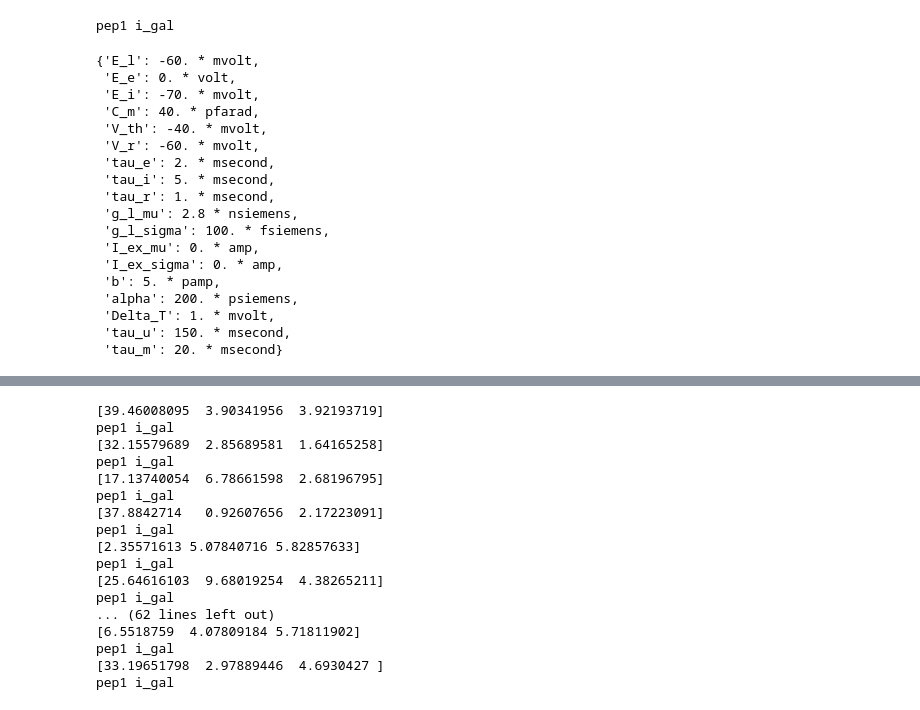
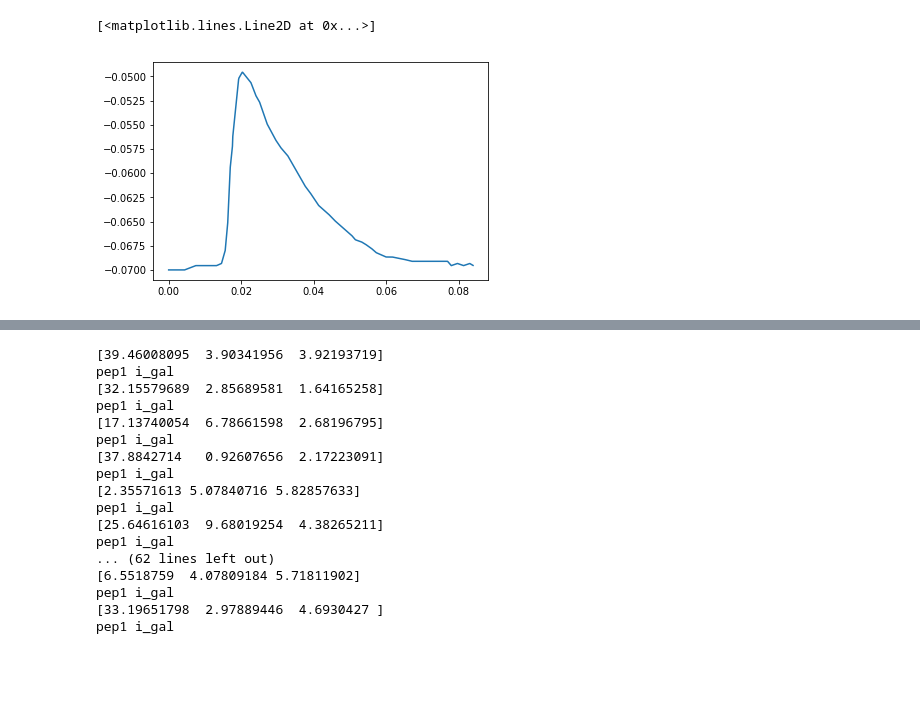
Before and after one commit to ANaka/dh_model, a Jupyter notebook: dh_model_epsp_fitting2.ipynb, the cells around one changed output, grey strips where cells are left out. Drawn from its saved outputs; the diff is of its cells as text; code cells hidden in the pictures; blank space fills up the shorter version.

```diff
--- a/dh_model_epsp_fitting2.ipynb
+++ b/dh_model_epsp_fitting2.ipynb
@@ -164,7 +162,7 @@ def add_step(I_ex, start, stop, amplitude):
 # %%
 import csv
 thing = []
-with open('/Users/nakaa1/code/dh_model/C_to_PrP_EPSP_.csv', newline='') as csvfile:
+with open('C_to_PrP_EPSP_.csv', newline='') as csvfile:
     spamreader = csv.reader(csvfile)
     for row in spamreader:
         thing.append(row)
@@ -179,5 +177,4 @@ x = np.array(x)
 y = np.array(y)
 x -= x[0]
 y -= y[0]
-
-from scipy.interpolate import interp1d
+y -= 70
@@ -192,4 +213,10 @@ defaultclock.dt = sim_dt
+# %%
+plt.plot(tb,train_v)
+# %% [output]
+[<matplotlib.lines.Line2D at 0x...>]
+[figure, added]
 # %%
+
 ct = 'pep1'
 constructor = afferent_group()
 constructor.select_cell_type(ct)
@@ -197,7 +224,7 @@ constructor.params['N'] = 1
 constructor.params['outputs']['i_gal']['p'] = 1
 constructor.params['outputs']['i_gal']['w_mu'] = 7 * nS
 constructor.add_spikes(indices = array([0]), spikes = array([5])* ms)
-af_ngs[ct], af_params[ct] = constructor.generate_afferent_group()
+pre, pre_params = constructor.generate_afferent_group()
 
 
 ct = 'i_gal'
@@ -208,51 +235,21 @@ constructor = neuron_group_constructor()
 constructor.select_cell_type(ct)
 constructor.params['N'] = 1
 constructor.params['intrinsics']['g_l_sigma'] = 0.0001 * nS
-constructor.params['intrinsics']['tau_e'] = 2.8 * ms
-ngs[ct], params[ct], i_ex[ct] = constructor.generate_neuron_group()
+constructor.params['intrinsics']['tau_e'] = 1 * ms
+constructor.params['intrinsics']['E_l'] = -70 * mV
+post, post_params, i_ex = constructor.generate_neuron_group()
 
-states={}
-spikes = {}
-for cell_type in params:
-    states[cell_type]= StateMonitor(ngs[cell_type], ['v','g_e','g_i'], record=True)
-    spikes[cell_type]= SpikeMonitor(ngs[cell_type], record=True)
 
-synapses=[]
+states= StateMonitor(post, ['v','g_e','g_i'], record=True)
+spikes= SpikeMonitor(pre, record=True)
 
-for pre, outputs in af_params.items():
-    for post in outputs['outputs']:
-        if post in params.keys():
-                print(pre,post)
-                synapses.append(connect_neuron_groups(af_ngs[pre], ngs[post],**outputs['outputs'][post]))
+syn = connect_neuron_groups(pre, post,**pre_params['outputs']['i_gal'])
 
-for ct in cts:
-    initialize_I_ex(ngs[ct], i_ex[ct])
+initialize_I_ex(post, i_ex)
 
-net = Network(ngs,states,spikes,synapses,af_ngs)
+net = Network(post,states,spikes,syn,pre)
+
 net.store()
-# %% [output]
-pep1 i_gal
-# %%
-constructor.params['intrinsics']
-# %% [output]
-{'E_l': -60. * mvolt,
- 'E_e': 0. * volt,
- 'E_i': -70. * mvolt,
- 'C_m': 40. * pfarad,
- 'V_th': -40. * mvolt,
- 'V_r': -60. * mvolt,
- 'tau_e': 2. * msecond,
- 'tau_i': 5. * msecond,
- 'tau_r': 1. * msecond,
- 'g_l_mu': 2.8 * nsiemens,
- 'g_l_sigma': 100. * fsiemens,
- 'I_ex_mu': 0. * amp,
- 'I_ex_sigma': 0. * amp,
- 'b': 5. * pamp,
- 'alpha': 200. * psiemens,
- 'Delta_T': 1. * mvolt,
- 'tau_u': 150. * msecond,
- 'tau_m': 20. * msecond}
 # %%
 net.run(duration, report = 'text',profile = True)
 # %% [output]
```
Also changed, not shown: parts of 15 cells of this notebook, 1 other file.
